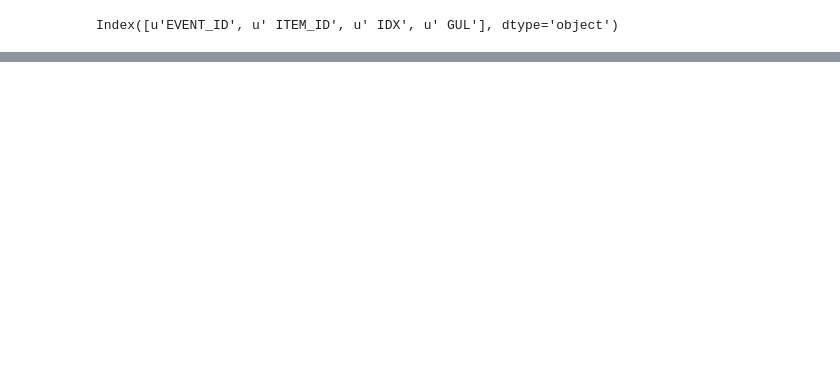
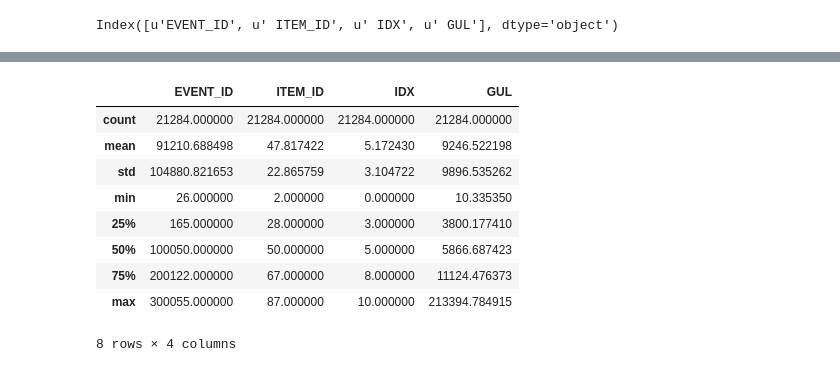
Before and after one commit to sushv/spittalpond, a Jupyter notebook: toymodel.ipynb, the cells around one changed output, grey strips where cells are left out. Saved outputs shown, nothing was run; the diff lists cells and outputs as text; code cells hidden in the pictures; blank space fills up the shorter version.

```diff
--- a/toymodel.ipynb
+++ b/toymodel.ipynb
@@ -152,0 +171,13 @@ df.tail(1000).plot()
+# %%
+big.describe()
+# %% [output]
+|  | EVENT_ID | ITEM_ID | IDX | GUL |
+| count | 21284.000000 | 21284.000000 | 21284.000000 | 21284.000000 |
+| mean | 91210.688498 | 47.817422 | 5.172430 | 9246.522198 |
+| std | 104880.821653 | 22.865759 | 3.104722 | 9896.535262 |
+| min | 26.000000 | 2.000000 | 0.000000 | 10.335350 |
+| 25% | 165.000000 | 28.000000 | 3.000000 | 3800.177410 |
+| 50% | 100050.000000 | 50.000000 | 5.000000 | 5866.687423 |
+| 75% | 200122.000000 | 67.000000 | 8.000000 | 11124.476373 |
+| max | 300055.000000 | 87.000000 | 10.000000 | 213394.784915 |
+8 rows × 4 columns
```
Also changed, not shown: parts of 8 cells of this notebook.
